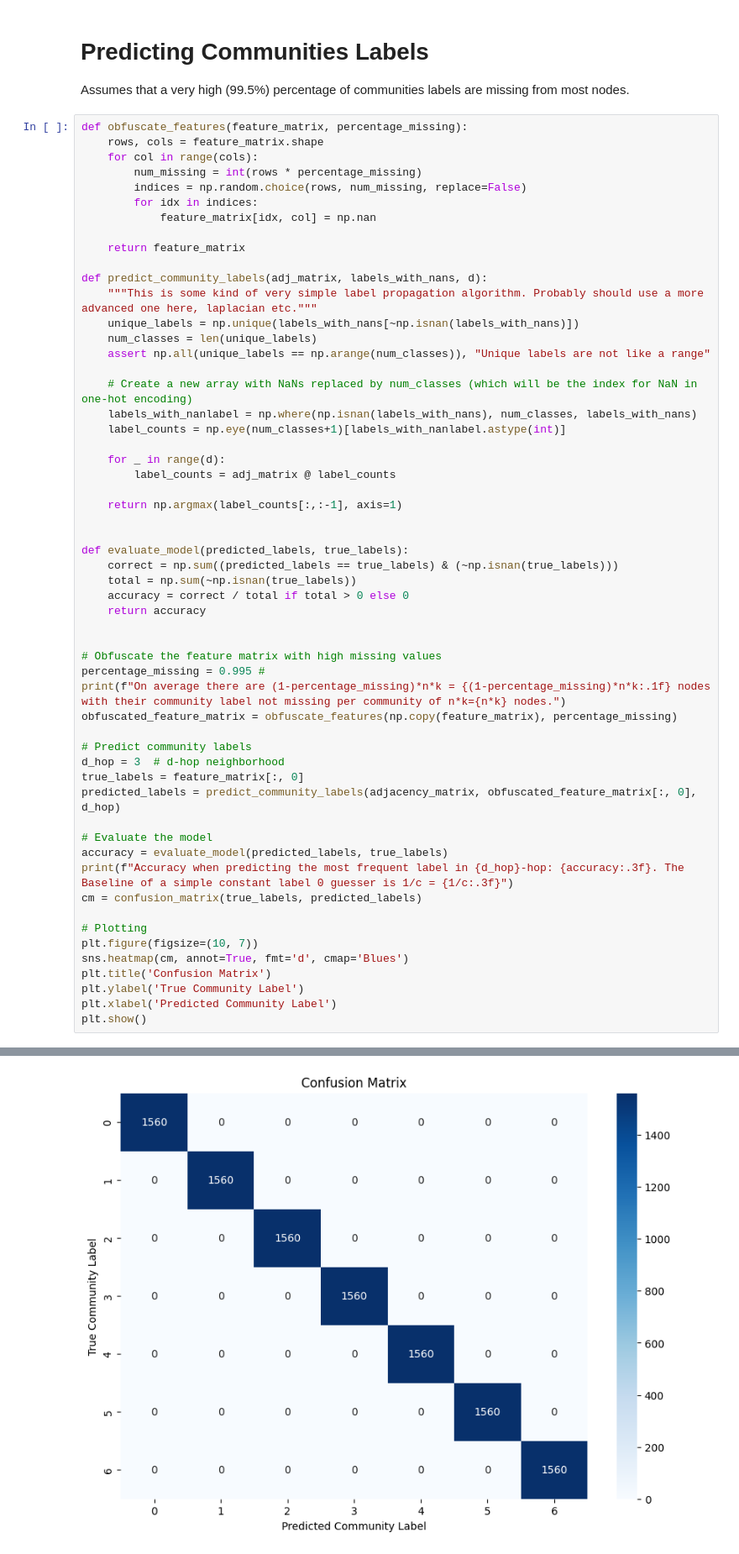
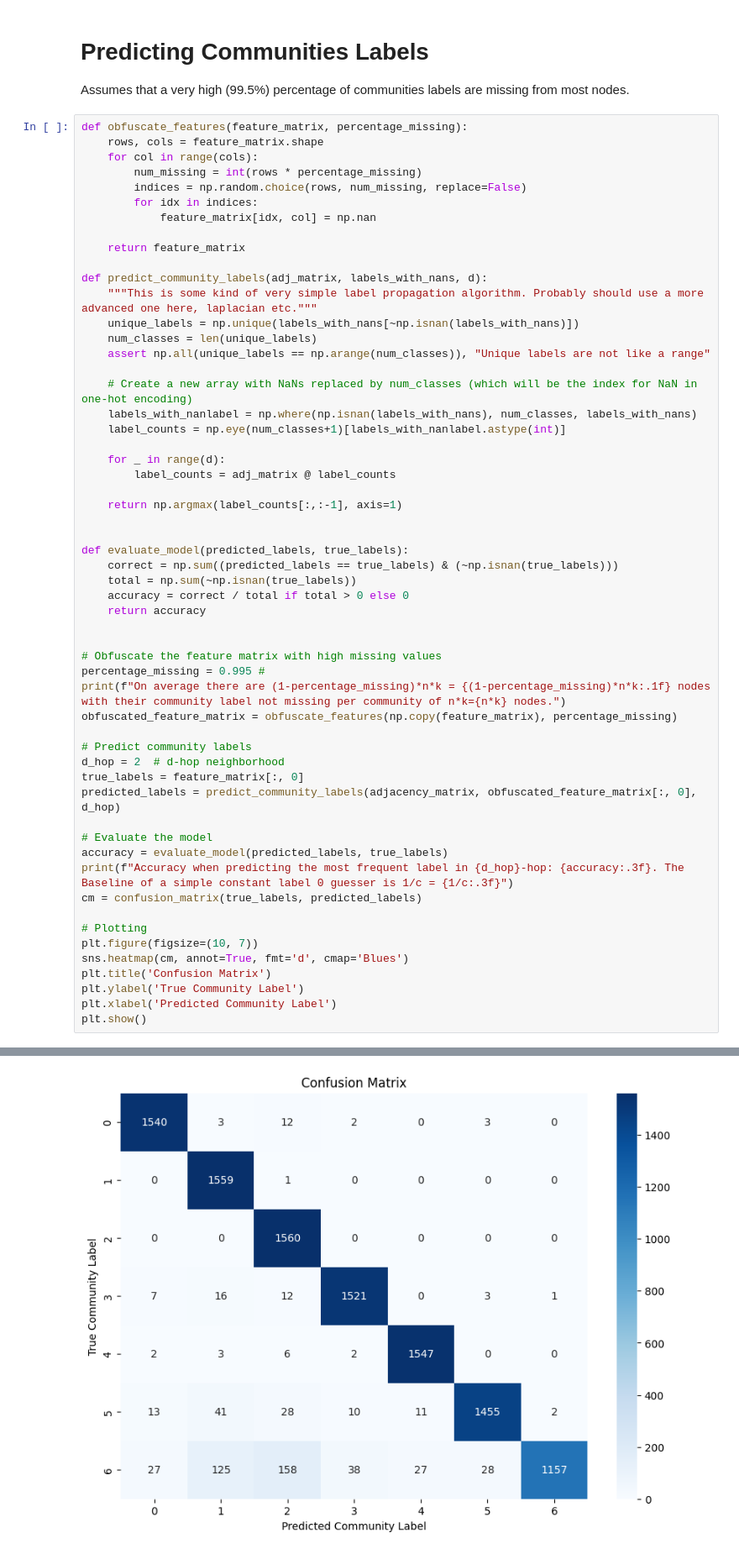
Before and after one commit to jan-meissner/AnonymiGraph, a Jupyter notebook: notebooks/role_infused_partitions.ipynb, the cells around one changed output, grey strips where cells are left out. Shown: that part at 84% size. Drawn from its saved outputs; the diff is of its cells as text.

```diff
--- a/notebooks/role_infused_partitions.ipynb
+++ b/notebooks/role_infused_partitions.ipynb
@@ -100,7 +102,7 @@ print(f"On average there are (1-percentage_missing)*n*k = {(1-percentage_missing
 obfuscated_feature_matrix = obfuscate_features(np.copy(feature_matrix), percentage_missing)
 
 # Predict community labels
-d_hop = 3  # d-hop neighborhood
+d_hop = 2  # d-hop neighborhood
 true_labels = feature_matrix[:, 0]
 predicted_labels = predict_community_labels(adjacency_matrix, obfuscated_feature_matrix[:, 0], d_hop)
 
@@ -122 +124 @@ Accuracy when predicting the most frequent label in 3-hop: 1.000. The Baseline o
-[figure, old version]
+[figure, new version]
```
Also changed, not shown: parts of 4 cells of this notebook, 2 other files.
